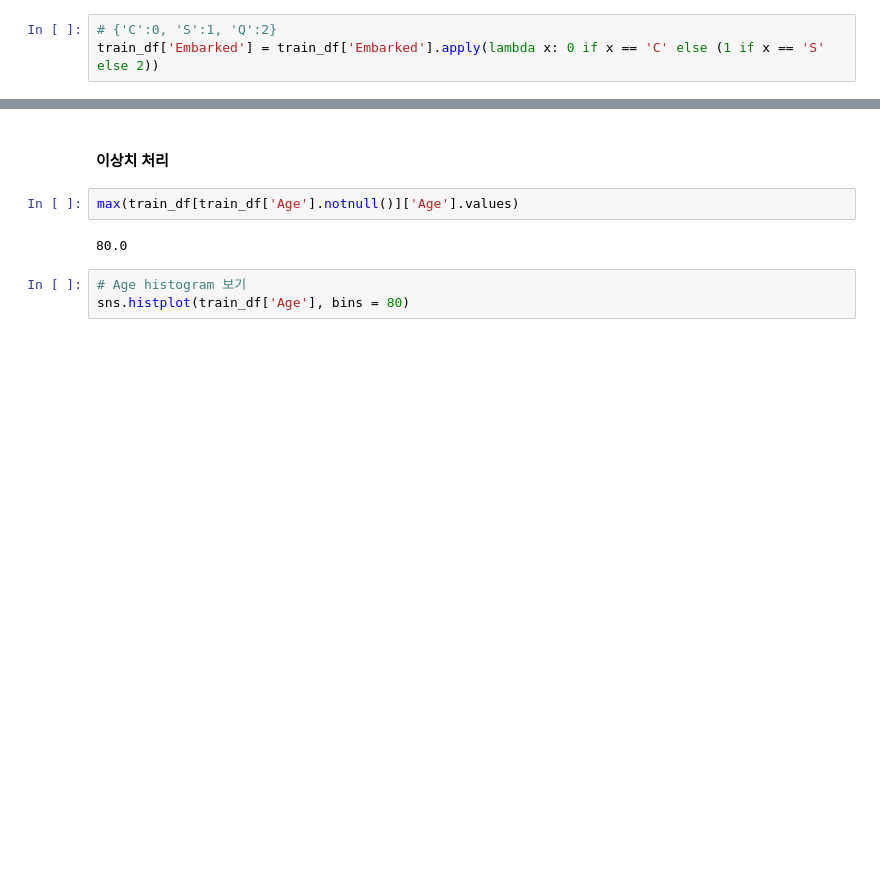
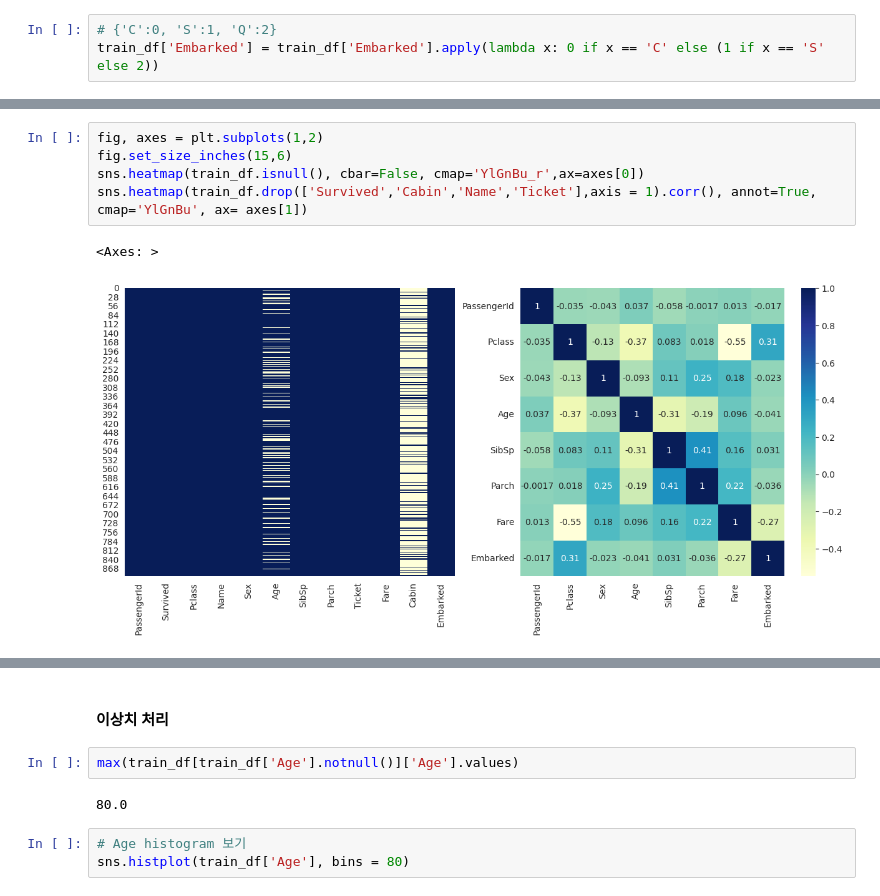
Before and after one commit to MKBD0102/Study, a Jupyter notebook: TitanicPractice_M.ipynb, the cells around one changed output, grey strips where cells are left out. Saved outputs shown, nothing was run; the diff lists cells and outputs as text; blank space fills up the shorter version.

```diff
--- a/TitanicPractice_M.ipynb
+++ b/TitanicPractice_M.ipynb
@@ -393,0 +405,8 @@ train_df['Embarked'] = train_df['Embarked'].apply(lambda x: 0 if x == 'C' else (
+# %%
+fig, axes = plt.subplots(1,2)
+fig.set_size_inches(15,6)
+sns.heatmap(train_df.isnull(), cbar=False, cmap='YlGnBu_r',ax=axes[0])
+sns.heatmap(train_df.drop(['Survived','Cabin','Name','Ticket'],axis = 1).corr(), annot=True, cmap='YlGnBu', ax= axes[1])
+# %% [output]
+<Axes: >
+[figure, added]
```
Also changed, not shown: parts of 6 cells of this notebook.
